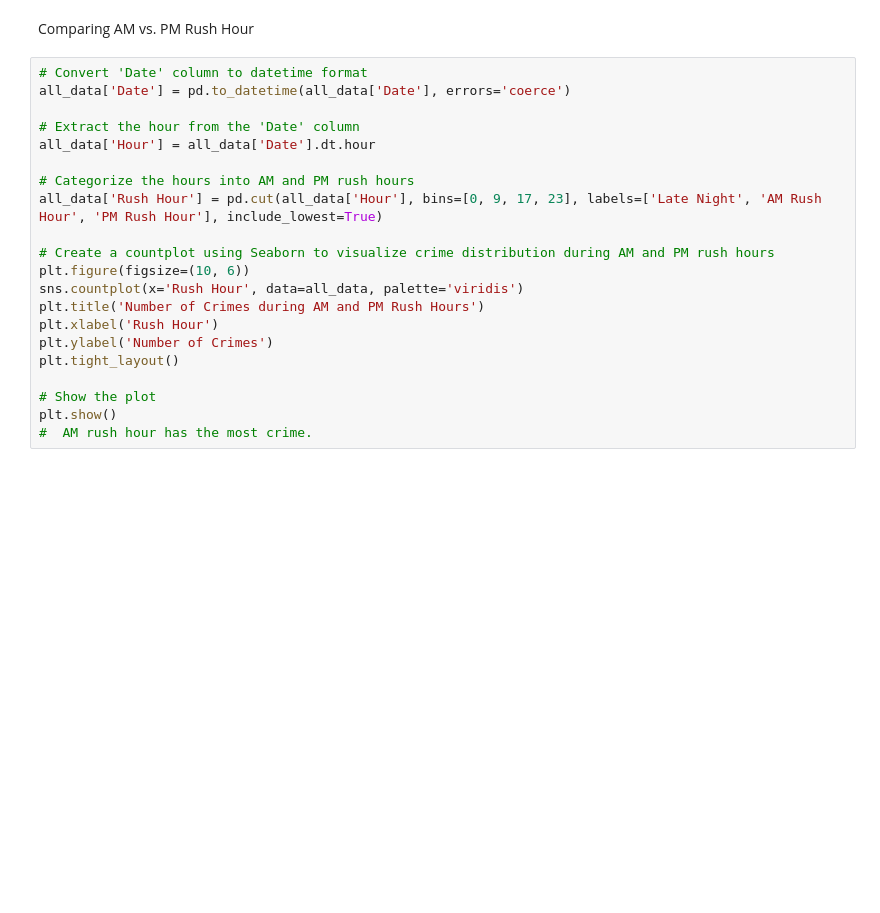
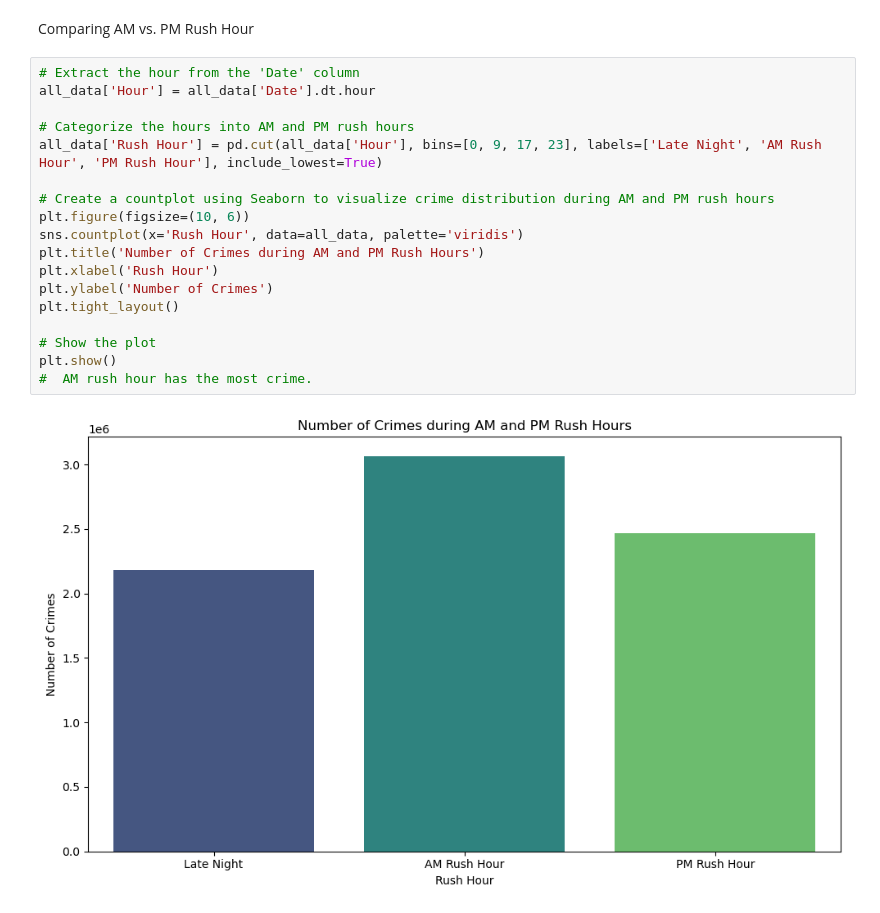
Before and after one commit to JamesCraig35/Chicago-Crime-Project, a Jupyter notebook: Part 1.ipynb, the cells around one changed output. Cells and saved outputs as stored; diff of their text form; blank space fills up the shorter version.

```diff
--- a/Part 1.ipynb
+++ b/Part 1.ipynb
@@ -262,24 +259,23 @@ plt.show()
 # %% [markdown]
 Comparing AM vs. PM Rush Hour
 # %%
-# Convert 'Date' column to datetime format
-all_data['Date'] = pd.to_datetime(all_data['Date'], errors='coerce')
-
 # Extract the hour from the 'Date' column
 all_data['Hour'] = all_data['Date'].dt.hour
 
 # Categorize the hours into AM and PM rush hours
 all_data['Rush Hour'] = pd.cut(all_data['Hour'], bins=[0, 9, 17, 23], labels=['Late Night', 'AM Rush Hour', 'PM Rush Hour'], include_lowest=True)
 
 # Create a countplot using Seaborn to visualize crime distribution during AM and PM rush hours
 plt.figure(figsize=(10, 6))
 sns.countplot(x='Rush Hour', data=all_data, palette='viridis')
 plt.title('Number of Crimes during AM and PM Rush Hours')
 plt.xlabel('Rush Hour')
 plt.ylabel('Number of Crimes')
 plt.tight_layout()
 
 # Show the plot
 plt.show()
 #  AM rush hour has the most crime.
+# %% [output]
+[figure, added]
 # %%
```
Also changed, not shown: parts of 15 cells of this notebook.
